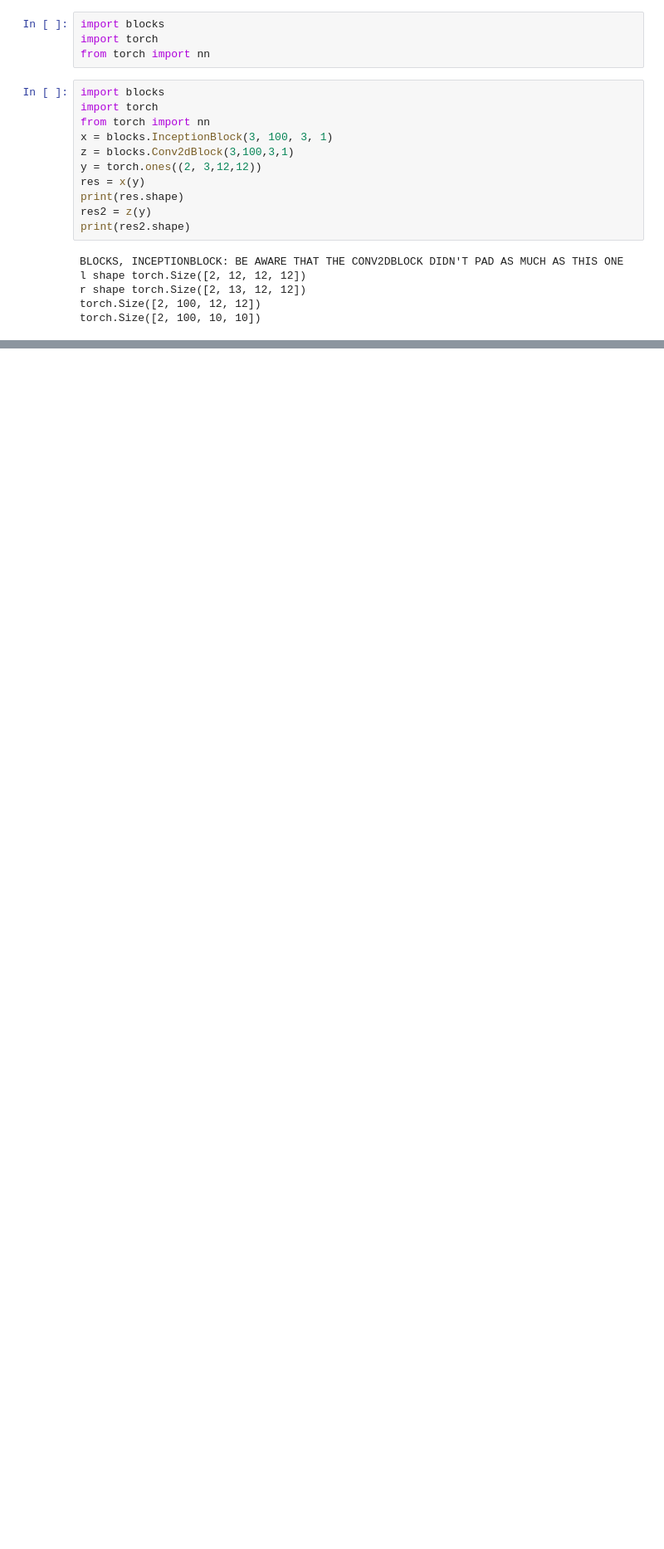
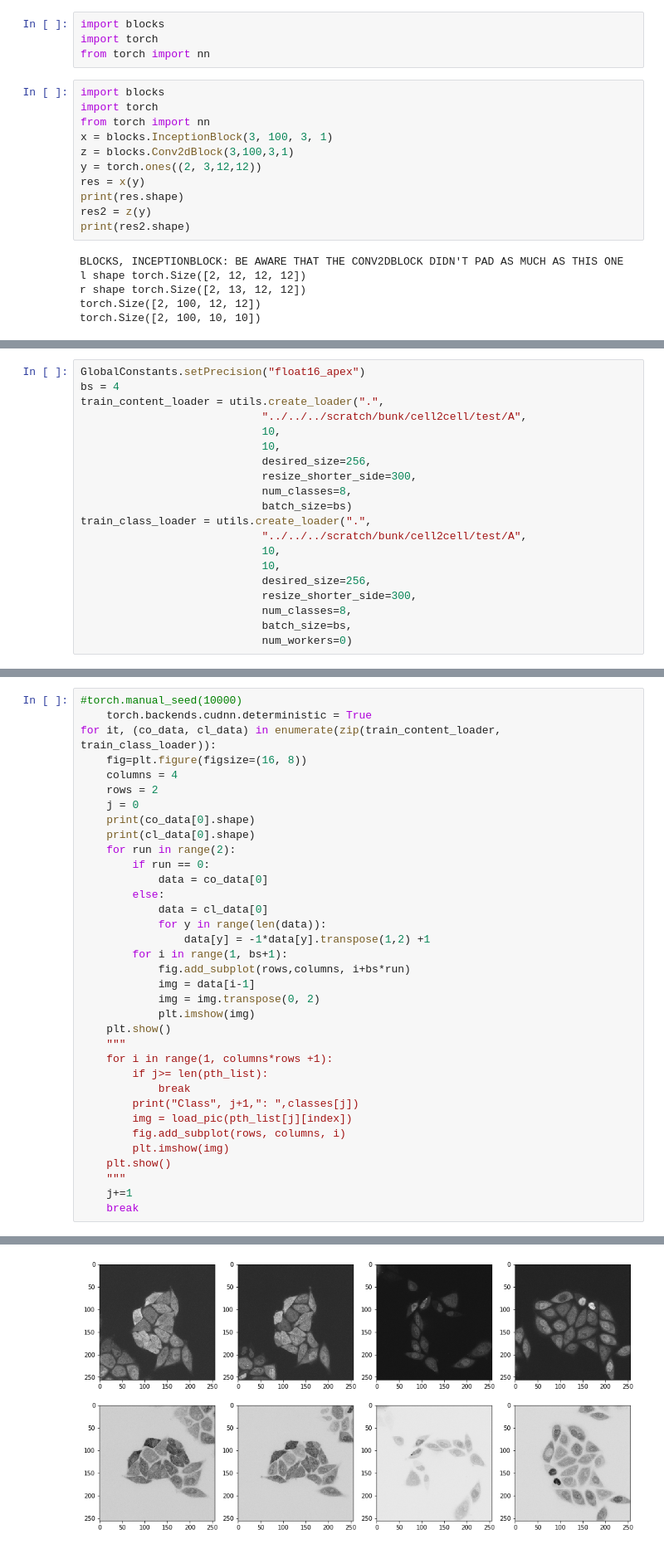
Before and after one commit to AlexanderSlivinskiy/FUNIT, a Jupyter notebook: Imshow.ipynb, the cells around one changed output, grey strips where cells are left out. Shown at 83% size. Saved outputs shown, nothing was run; the diff lists cells and outputs as text; blank space fills up the shorter version.

```diff
--- a/Imshow.ipynb
+++ b/Imshow.ipynb
@@ -304,0 +308,20 @@ torch.Size([2, 100, 10, 10])
+# %%
+GlobalConstants.setPrecision("float16_apex")
+bs = 4
+train_content_loader = utils.create_loader(".",
+                            "../../../scratch/bunk/cell2cell/test/A",
+                            10,
+                            10,
+                            desired_size=256,
+                            resize_shorter_side=300,
+                            num_classes=8,
+                            batch_size=bs)
+train_class_loader = utils.create_loader(".",
+                            "../../../scratch/bunk/cell2cell/test/A",
+                            10,
+                            10,
+                            desired_size=256,
+                            resize_shorter_side=300,
+                            num_classes=8,
+                            batch_size=bs,
+                            num_workers=0)
@@ -304,0 +343,36 @@ torch.Size([2, 100, 10, 10])
+# %%
+#torch.manual_seed(10000)
+    torch.backends.cudnn.deterministic = True
+for it, (co_data, cl_data) in enumerate(zip(train_content_loader, train_class_loader)):
+    fig=plt.figure(figsize=(16, 8))
+    columns = 4
+    rows = 2
+    j = 0
+    print(co_data[0].shape)
+    print(cl_data[0].shape)
+    for run in range(2):
+        if run == 0:
+            data = co_data[0]
+        else:
+            data = cl_data[0]
+            for y in range(len(data)):
+                data[y] = -1*data[y].transpose(1,2) +1
+        for i in range(1, bs+1):
+            fig.add_subplot(rows,columns, i+bs*run)
+            img = data[i-1]
+            img = img.transpose(0, 2)
+            plt.imshow(img)
+    plt.show()
+    """
+    for i in range(1, columns*rows +1):
+        if j>= len(pth_list):
+            break
+        print("Class", j+1,": ",classes[j])
+        img = load_pic(pth_list[j][index])
+        fig.add_subplot(rows, columns, i)
+        plt.imshow(img)
+    plt.show()
+    """
+    j+=1
+    break
+# %% [output]
@@ -304,0 +381 @@ torch.Size([2, 100, 10, 10])
+[figure, added]
```
Also changed, not shown: parts of 4 cells of this notebook, 9 other files.
